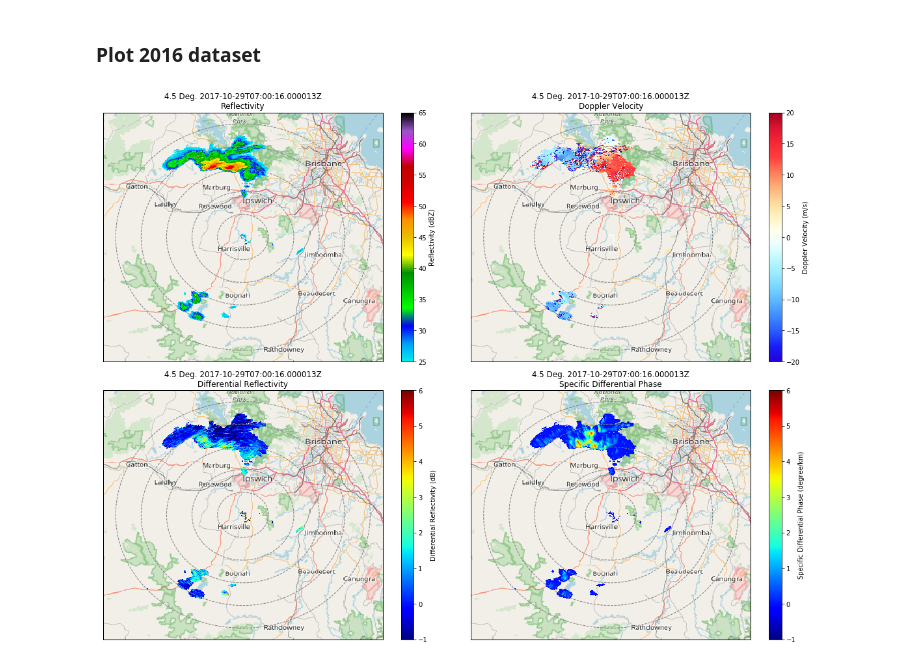
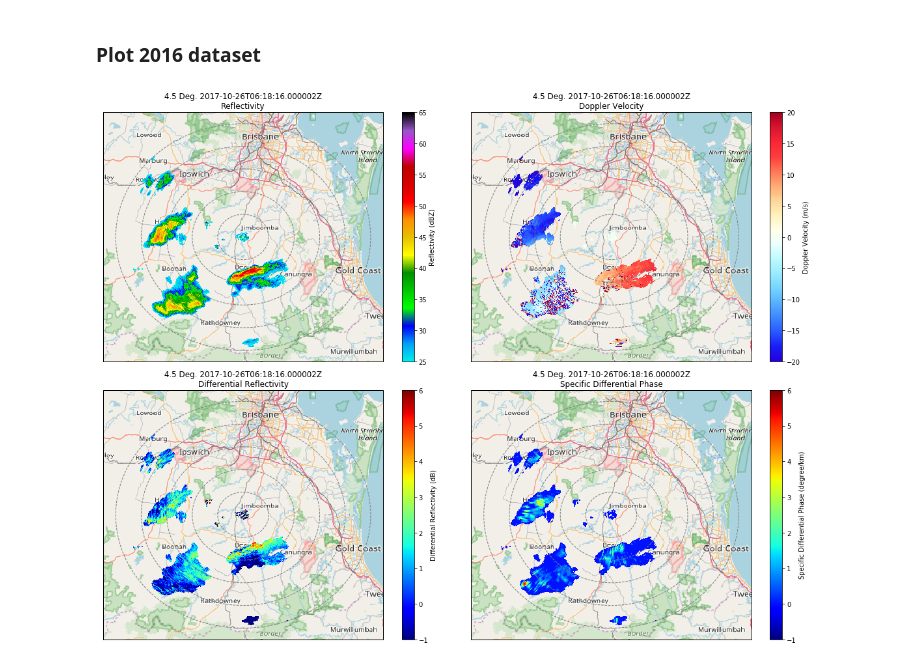
Before and after one commit to joshua-wx/crg_notebooks, a Jupyter notebook: uq_xpol/case_plotting/case_plotting.ipynb, the cells around one changed output. Drawn from its saved outputs; the diff is of its cells as text; code cells hidden in the pictures.

```diff
--- a/uq_xpol/case_plotting/case_plotting.ipynb
+++ b/uq_xpol/case_plotting/case_plotting.ipynb
@@ -26,7 +26,7 @@ import cartopy.crs as ccrs
 ### Plot 2016 dataset
 # %%
 #input file
-fn    = '/home/meso/Desktop/case_radar/20171029/odimh5/99_20171029_070016_03.h5'
+fn    = '/home/meso/Desktop/case_temp/20171026/odimh5/99_20171026_061816_03.h5'
 
 #field ranges
 dbz_min  = 25
@@ -79,32 +79,32 @@ gatefilter.exclude_below('DBZH',dbz_min)
 
 #call display
 display = pyart.graph.RadarMapDisplayCartopy(radar)
 
 def plot_ppi(display,fig,subplt,field,vmin,vmax,cmap,gatefilter):
     #generate figure
     ax  = plt.subplot(subplt,projection = ccrs.PlateCarree())
     #generate plot
     display.plot_ppi_map(field, sweep=sweep, ax=ax,
              vmin=vmin, vmax=vmax, cmap=cmap,
 	     gatefilter=gatefilter, resolution = '10m',embelish=False)
 
     #Range Rings
     display.plot_range_rings([10,20,30,40,50], ax=ax, col='0.5', ls='--', lw=1)
     #OSM layers
     request = cimgt.OSM()
     ax.add_image(request, 9, zorder = 0)
 
 
 fig = plt.figure(figsize=axis_sz)
 
 plot_ppi(display,fig,221,'DBZH',dbz_min,dbz_max,dbz_cmap,gatefilter)
 plot_ppi(display,fig,222,'VRADH',vel_min,vel_max,vel_cmap,gatefilter)
 plot_ppi(display,fig,223,'ZDR',zdr_min,zdr_max,zdr_cmap,gatefilter)
 plot_ppi(display,fig,224,'KDP',kdp_min,kdp_max,kdp_cmap,gatefilter)
 
 #output
 out_fn = 'case_test.png'
 plt.tight_layout()
-plt.savefig(out_fn, dpi=75)
+plt.savefig(out_fn, dpi=200)
 # %% [output]
-[figure, old version]
+[figure, new version]
```
